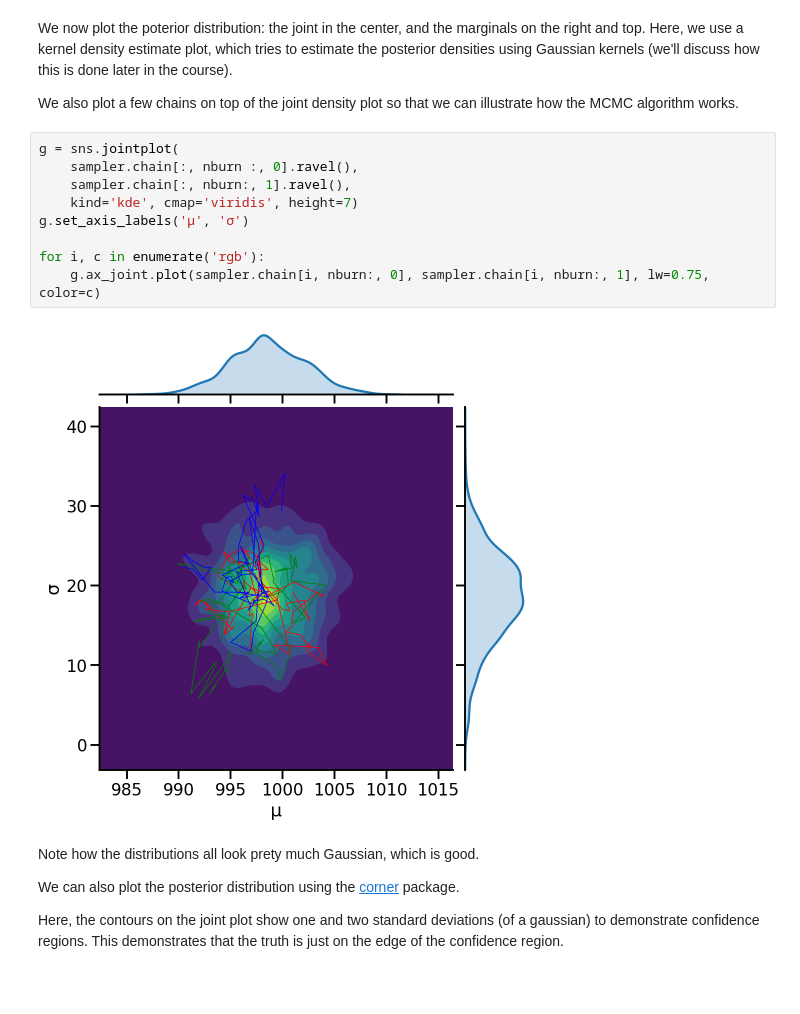
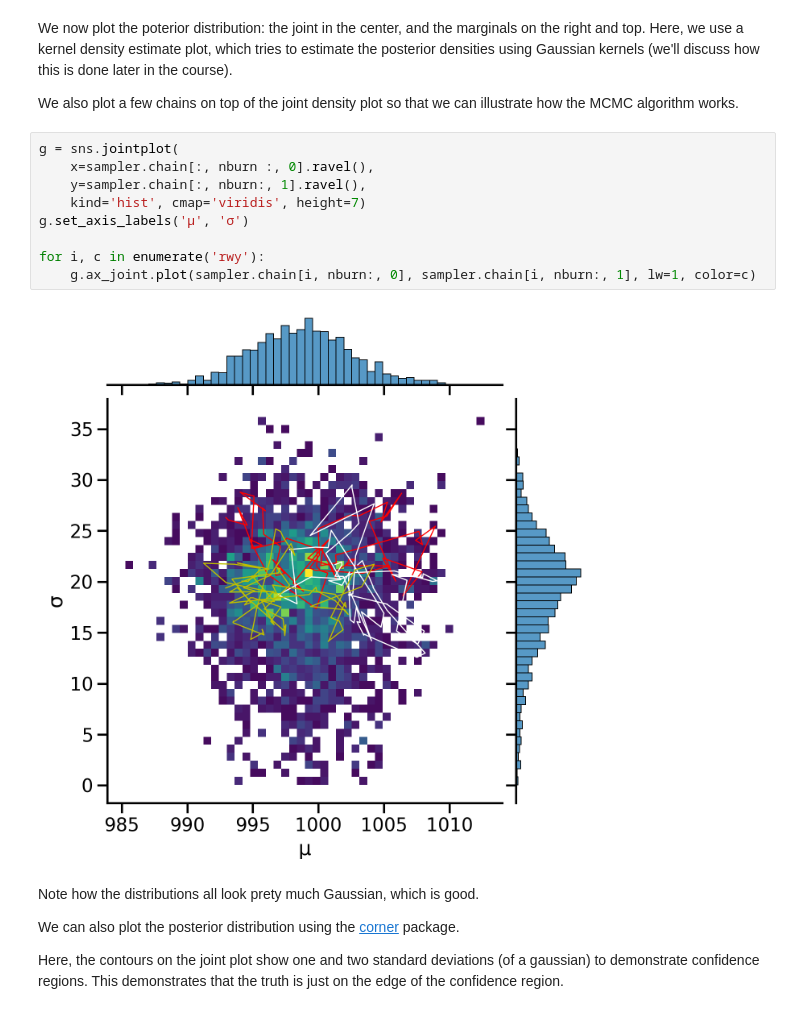
Before and after one commit to yoavram/DataSciPy, a Jupyter notebook: sessions/bayesian.ipynb, the cells around one changed output. Saved outputs shown, nothing was run; the diff lists cells and outputs as text; blank space fills up the shorter version.

Commit message:
fix final figure

```diff
--- a/sessions/bayesian.ipynb
+++ b/sessions/bayesian.ipynb
@@ -775,15 +775,15 @@ Here, we use a kernel density estimate plot, which tries to estimate the posteri
 We also plot a few chains on top of the joint density plot so that we can illustrate how the MCMC algorithm works.
 # %%
 g = sns.jointplot(
-    sampler.chain[:, nburn :, 0].ravel(),
-    sampler.chain[:, nburn:, 1].ravel(),
-    kind='kde', cmap='viridis', height=7)
+    x=sampler.chain[:, nburn :, 0].ravel(),
+    y=sampler.chain[:, nburn:, 1].ravel(),
+    kind='hist', cmap='viridis', height=7)
 g.set_axis_labels('μ', 'σ')
 
-for i, c in enumerate('rgb'):
-    g.ax_joint.plot(sampler.chain[i, nburn:, 0], sampler.chain[i, nburn:, 1], lw=0.75, color=c)
+for i, c in enumerate('rwy'):
+    g.ax_joint.plot(sampler.chain[i, nburn:, 0], sampler.chain[i, nburn:, 1], lw=1, color=c)
 # %% [output]
-[figure, old version]
+[figure, new version]
 # %% [markdown]
 Note how the distributions all look prety much Gaussian, which is good.
 
```
Also changed, not shown: parts of 6 cells of this notebook.
